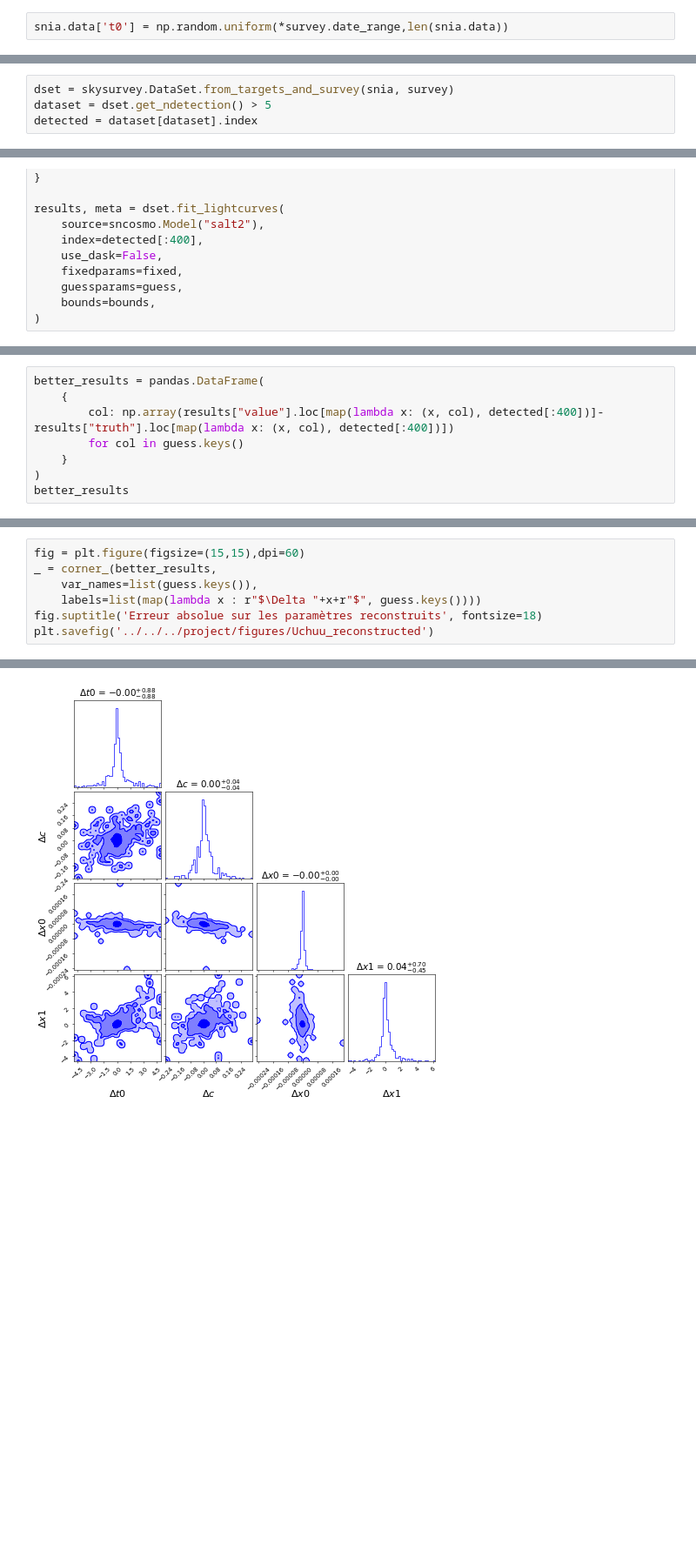
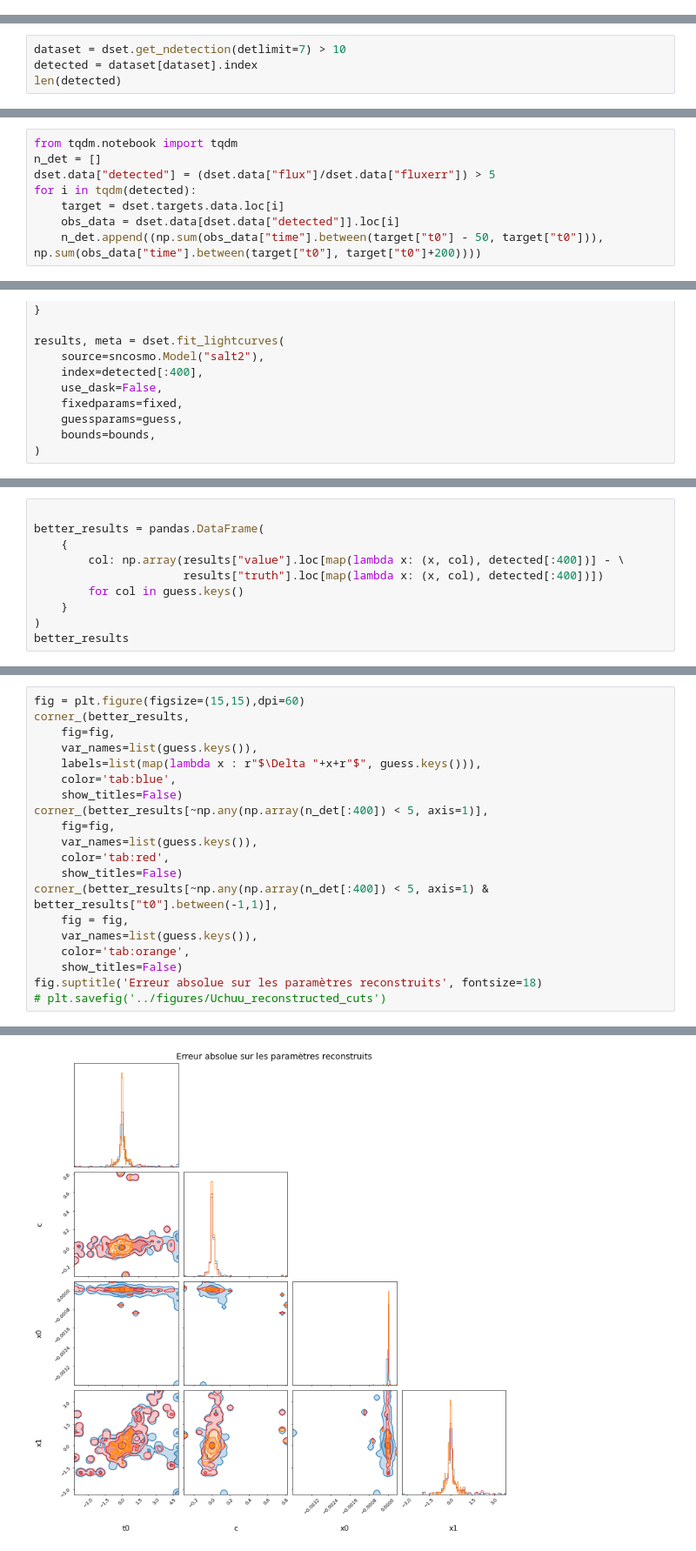
Before and after one commit to AntoineGillesLordet/Projet-LPNHE, a Jupyter notebook: tests.ipynb, the cells around one changed output, grey strips where cells are left out. Shown at 87% size. Cells and saved outputs as stored; diff of their text form; blank space fills up the shorter version.

```diff
--- a/tests.ipynb
+++ b/tests.ipynb
@@ -318,2 +286,0 @@ survey.show()
-# %%
-snia.data['t0'] = np.random.uniform(*survey.date_range,len(snia.data))
@@ -344,4 +301,4 @@ survey = skysurvey.Survey.from_pointings(data, footprint=footprint)
 # %%
-dset = skysurvey.DataSet.from_targets_and_survey(snia, survey)
-dataset = dset.get_ndetection() > 5
+dataset = dset.get_ndetection(detlimit=7) > 10
 detected = dataset[dataset].index
+len(detected)
@@ -352 +315,9 @@ len(detected)
+# %%
+from tqdm.notebook import tqdm
+n_det = []
+dset.data["detected"] = (dset.data["flux"]/dset.data["fluxerr"]) > 5
+for i in tqdm(detected):
+    target = dset.targets.data.loc[i]
+    obs_data = dset.data[dset.data["detected"]].loc[i]
+    n_det.append((np.sum(obs_data["time"].between(target["t0"] - 50, target["t0"])), np.sum(obs_data["time"].between(target["t0"], target["t0"]+200))))
 # %%
@@ -431,7 +407,9 @@ results
 # %%
+
 better_results = pandas.DataFrame(
     {
-        col: np.array(results["value"].loc[map(lambda x: (x, col), detected[:400])]-results["truth"].loc[map(lambda x: (x, col), detected[:400])])
+        col: np.array(results["value"].loc[map(lambda x: (x, col), detected[:400])] - \
+                      results["truth"].loc[map(lambda x: (x, col), detected[:400])])
         for col in guess.keys()
     }
 )
@@ -453,9 +435,22 @@ better_results
 # %%
 fig = plt.figure(figsize=(15,15),dpi=60)
-_ = corner_(better_results,
+corner_(better_results,
+    fig=fig,
     var_names=list(guess.keys()),
-    labels=list(map(lambda x : r"$\Delta "+x+r"$", guess.keys())))
+    labels=list(map(lambda x : r"$\Delta "+x+r"$", guess.keys())),
+    color='tab:blue',
+    show_titles=False)
+corner_(better_results[~np.any(np.array(n_det[:400]) < 5, axis=1)],
+    fig=fig,
+    var_names=list(guess.keys()),
+    color='tab:red',
+    show_titles=False)
+corner_(better_results[~np.any(np.array(n_det[:400]) < 5, axis=1) & better_results["t0"].between(-1,1)],
+    fig = fig,
+    var_names=list(guess.keys()),
+    color='tab:orange',
+    show_titles=False)
 fig.suptitle('Erreur absolue sur les paramètres reconstruits', fontsize=18)
-plt.savefig('../../../project/figures/Uchuu_reconstructed')
+# plt.savefig('../figures/Uchuu_reconstructed_cuts')
 # %% [output]
 WARNING:root:Pandas support in corner is deprecated; use ArviZ directly
@@ -463 +460 @@ WARNING:root:Pandas support in corner is deprecated; use ArviZ directly
-[figure, old version]
+[figure, new version]
```
Also changed, not shown: parts of 40 cells of this notebook.
